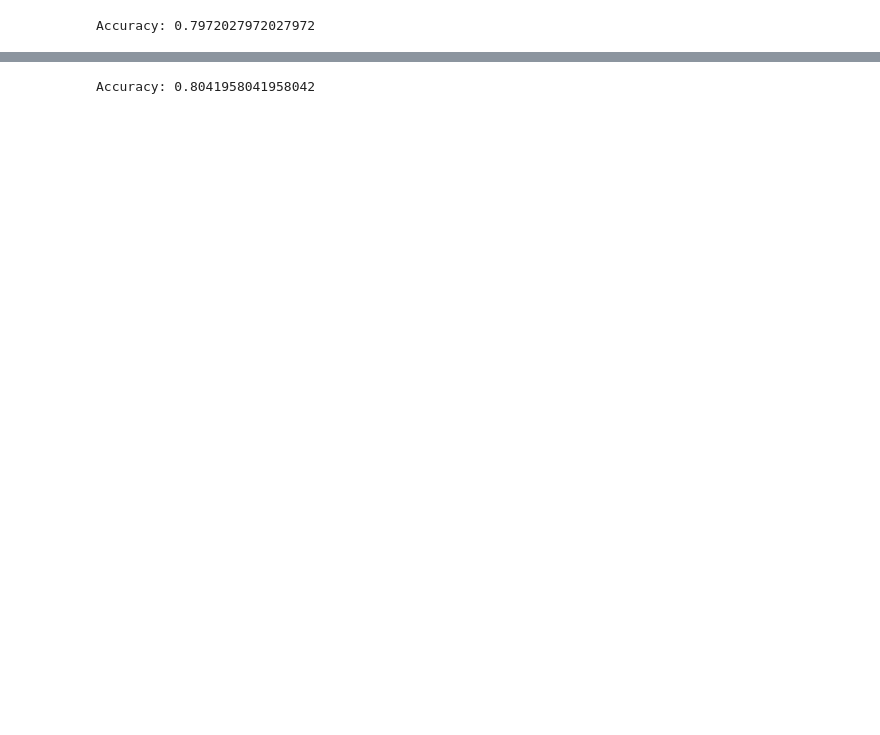
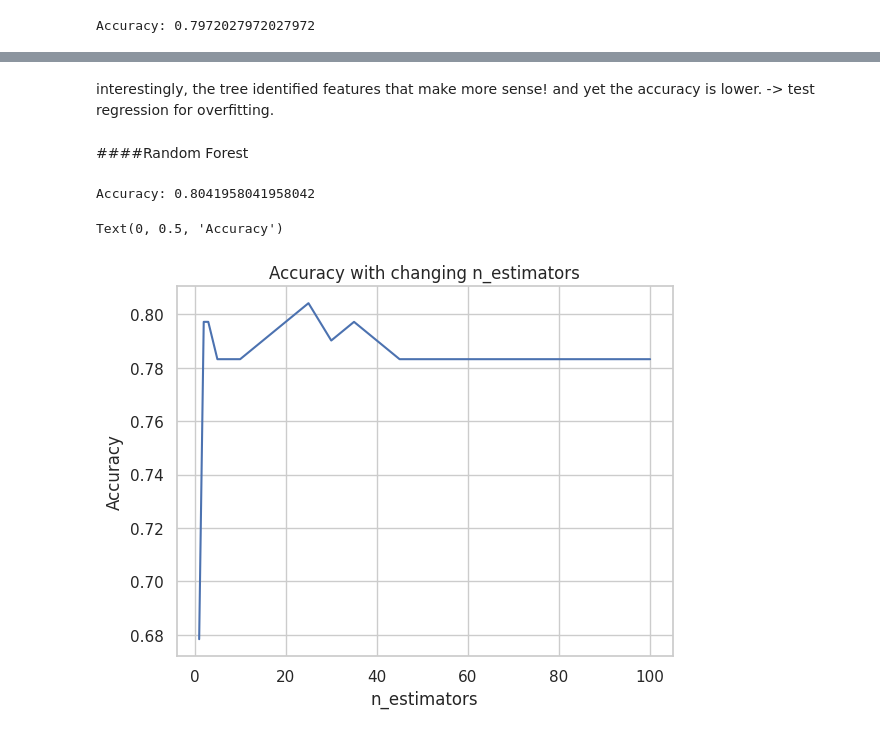
Before and after one commit to Bica-plus-equals/Titanic-Logistic-Regression, a Jupyter notebook: LogisticRegression_Project1.ipynb, the cells around one changed output, grey strips where cells are left out. Cells and saved outputs as stored; diff of their text form; code cells hidden in the pictures; blank space fills up the shorter version.

```diff
--- a/LogisticRegression_Project1.ipynb
+++ b/LogisticRegression_Project1.ipynb
@@ -707,0 +859,13 @@ Random Forest
+# %%
+#max features experiment
+
+max_features_vals = ['sqrt', 'log2', None]
+
+for max_features in max_features_vals:
+  dtree_model = DecisionTreeClassifier(random_state=42, max_depth=3, max_features=max_features)
+  dtree_model.fit(X_train, y_train)
+  predictions = dtree_model.predict(X_val)
+  accuracy = accuracy_score(y_val, predictions)
+  print('Accuracy:',accuracy)
+  print('Max features:',max_features)
+  print('')
@@ -707,0 +901,11 @@ Random Forest
+# %%
+#class weight, correct for negative bias using 'balanced'
+dtree_balanced = DecisionTreeClassifier(random_state=42, max_depth=3, class_weight='balanced')
+
+dtree_balanced.fit(X_train, y_train)
+
+predictions = dtree_balanced.predict(X_val)
+
+accuracy = accuracy_score(y_val, predictions)
+
+print('Accuracy:',accuracy)
@@ -708,7 +946,11 @@ Random Forest
+# %% [markdown]
+interestingly, the tree identified features that make more sense! and yet the accuracy is lower. -> test regression for overfitting.
+# %% [markdown]
+####Random Forest
 # %%
 from sklearn.ensemble import RandomForestClassifier
 
-rforest_model = RandomForestClassifier(n_estimators=200, random_state=42, max_depth=5)
+rforest_model = RandomForestClassifier(n_estimators=25, random_state=42, max_depth=3)
 
 rforest_model.fit(X_train, y_train)
 
@@ -719,3 +961,22 @@ accuracy = accuracy_score(y_val, predictions)
 print('Accuracy:',accuracy)
 # %% [output]
 Accuracy: 0.8041958041958042
+# %%
+'''Using the lessons from the decision tree experiments, optimise only the
+forest unique parameters'''
+accuracy_res = []
+n_estimators_vals = [1,2,3,5,10,25,30,35,40,45,50,100]
+for n_estimators in n_estimators_vals:
+  rforest_model = RandomForestClassifier(n_estimators=n_estimators, random_state=42, max_depth=3)
+  rforest_model.fit(X_train, y_train)
+  predictions = rforest_model.predict(X_val)
+  accuracy = accuracy_score(y_val, predictions)
+  accuracy_res.append(accuracy)
+
+plt.plot(n_estimators_vals, accuracy_res)
+plt.title('Accuracy with changing n_estimators')
+plt.xlabel('n_estimators')
+plt.ylabel('Accuracy')
+# %% [output]
+Text(0, 0.5, 'Accuracy')
+[figure, added]
```
Also changed, not shown: parts of 22 cells of this notebook.
